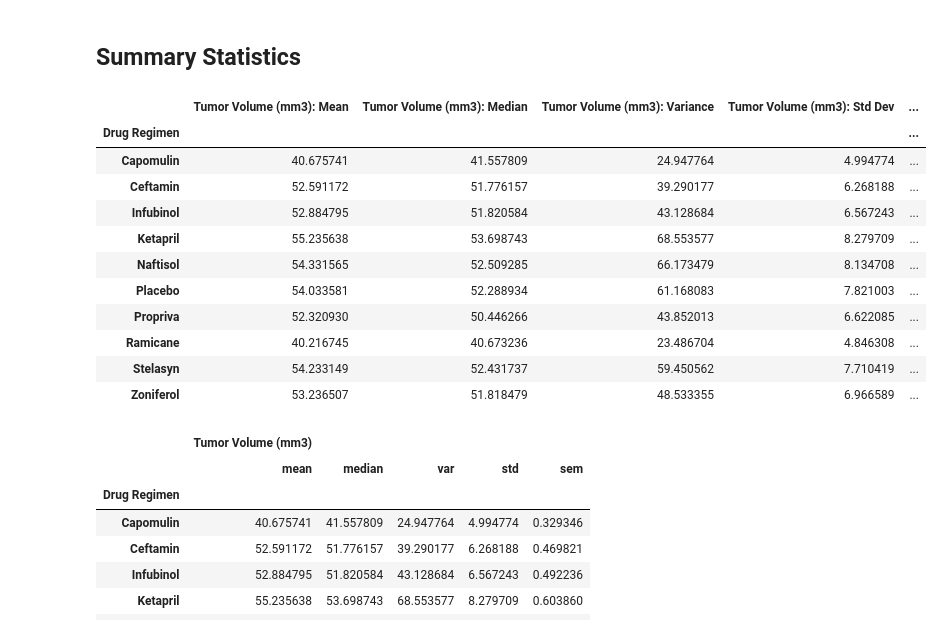
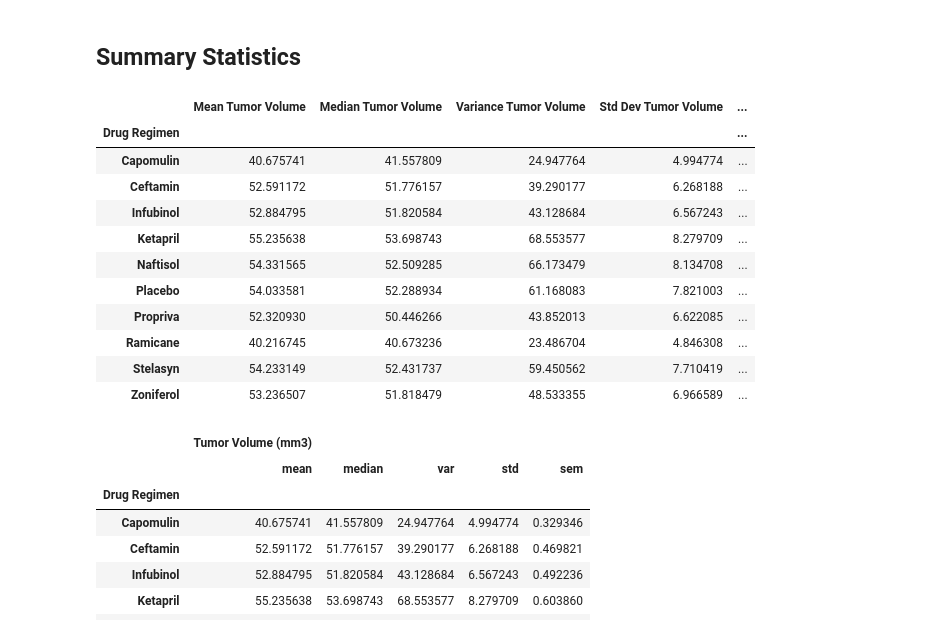
Before and after one commit to johnclos/matplotlib-challenge, a Jupyter notebook: Pymaceuticals/pymaceuticals_starter-mine.ipynb, the cells around one changed output. Saved outputs shown, nothing was run; the diff lists cells and outputs as text; code cells hidden in the pictures.

```diff
--- a/Pymaceuticals/pymaceuticals_starter-mine.ipynb
+++ b/Pymaceuticals/pymaceuticals_starter-mine.ipynb
@@ -82,28 +83,28 @@ mouse_metadata_nunique['Mouse ID']
 # %%
 # Generate a summary statistics table of mean, median, variance, standard deviation, and SEM of the tumor volume for each regimen
 
 # Use groupby and summary statistical methods to calculate the following properties of each drug regimen:
 mouse_study_groupby_Reg_df = mouse_study_combine_nodup_df.groupby(['Drug Regimen'])
 # mean, median, variance, standard deviation, and SEM of the tumor volume.
 mouse_study_groupby_Reg_mean = mouse_study_groupby_Reg_df['Tumor Volume (mm3)'].mean()
 mouse_study_groupby_Reg_median = mouse_study_groupby_Reg_df['Tumor Volume (mm3)'].median()
 mouse_study_groupby_Reg_variance = mouse_study_groupby_Reg_df['Tumor Volume (mm3)'].var()
 mouse_study_groupby_Reg_std = mouse_study_groupby_Reg_df['Tumor Volume (mm3)'].std()
 mouse_study_groupby_Reg_sem = mouse_study_groupby_Reg_df['Tumor Volume (mm3)'].sem()
 
 # Assemble the resulting series into a single summary dataframe.
 # Combine the data into a single dataset
 mouse_study_groupby_sum1_df = pd.merge(mouse_study_groupby_Reg_mean, mouse_study_groupby_Reg_median, on='Drug Regimen', how='outer')
-mouse_study_groupby_sum1_df.rename(columns={'Tumor Volume (mm3)_x': 'Tumor Volume (mm3): Mean', 'Tumor Volume (mm3)_y': 'Tumor Volume (mm3): Median'}, inplace=True)
+mouse_study_groupby_sum1_df.rename(columns={'Tumor Volume (mm3)_x': 'Mean Tumor Volume', 'Tumor Volume (mm3)_y': 'Median Tumor Volume'}, inplace=True)
 mouse_study_groupby_sum1_df = pd.merge(mouse_study_groupby_sum1_df, mouse_study_groupby_Reg_variance, on='Drug Regimen', how='outer')
-mouse_study_groupby_sum1_df.rename(columns={'Tumor Volume (mm3)': 'Tumor Volume (mm3): Variance'}, inplace=True)
+mouse_study_groupby_sum1_df.rename(columns={'Tumor Volume (mm3)': 'Variance Tumor Volume'}, inplace=True)
 mouse_study_groupby_sum1_df = pd.merge(mouse_study_groupby_sum1_df, mouse_study_groupby_Reg_std, on='Drug Regimen', how='outer')
-mouse_study_groupby_sum1_df.rename(columns={'Tumor Volume (mm3)': 'Tumor Volume (mm3): Std Dev'}, inplace=True)
+mouse_study_groupby_sum1_df.rename(columns={'Tumor Volume (mm3)': 'Std Dev Tumor Volume'}, inplace=True)
 mouse_study_groupby_sum1_df = pd.merge(mouse_study_groupby_sum1_df, mouse_study_groupby_Reg_sem, on='Drug Regimen', how='outer')
-mouse_study_groupby_sum1_df.rename(columns={'Tumor Volume (mm3)': 'Tumor Volume (mm3): Std Error'}, inplace=True)
+mouse_study_groupby_sum1_df.rename(columns={'Tumor Volume (mm3)': 'Std Error Tumor Volume'}, inplace=True)
 mouse_study_groupby_sum1_df
 # %% [output]
-|  | Tumor Volume (mm3): Mean | Tumor Volume (mm3): Median | Tumor Volume (mm3): Variance | Tumor Volume (mm3): Std Dev | ... |
+|  | Mean Tumor Volume | Median Tumor Volume | Variance Tumor Volume | Std Dev Tumor Volume | ... |
 | Drug Regimen |  |  |  |  | ... |
 | Capomulin | 40.675741 | 41.557809 | 24.947764 | 4.994774 | ... |
 | Ceftamin | 52.591172 | 51.776157 | 39.290177 | 6.268188 | ... |
```
Also changed, not shown: parts of 6 cells of this notebook, 3 other files.
